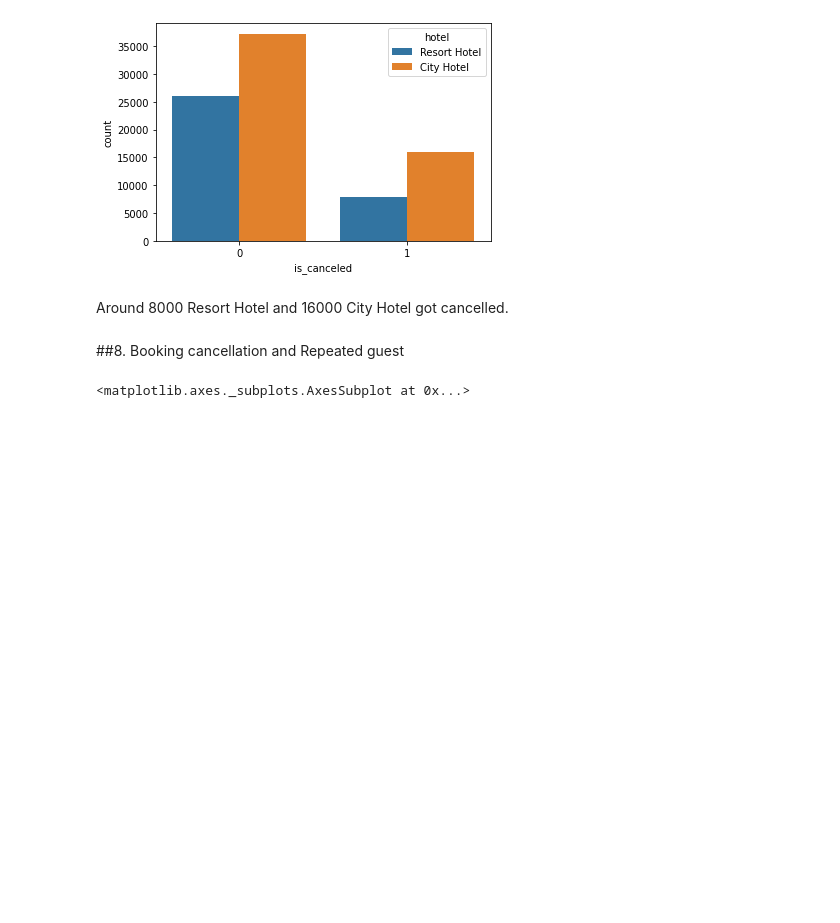
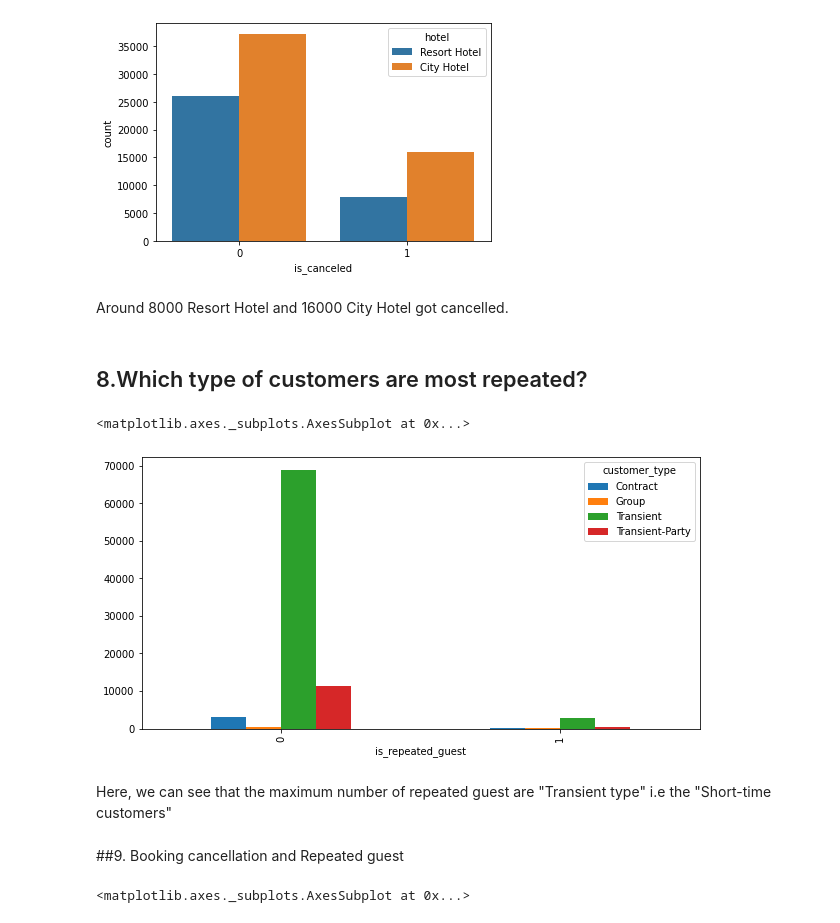
Before and after one commit to bindukovvada/Data-Science, a Jupyter notebook: Team_Hotel_Booking_Analysis_Capstone_Project.ipynb, the cells around one changed output. Drawn from its saved outputs; the diff is of its cells as text; code cells hidden in the pictures; blank space fills up the shorter version.

```diff
--- a/Team_Hotel_Booking_Analysis_Capstone_Project.ipynb
+++ b/Team_Hotel_Booking_Analysis_Capstone_Project.ipynb
@@ -330,8 +371,18 @@ sns.countplot(x = 'is_canceled', hue='hotel', data=data)
 [figure]
 # %% [markdown]
 Around 8000 Resort Hotel and 16000 City Hotel got cancelled.
+# %% [markdown]
+## 8.Which type of customers are most repeated?
+# %%
+repeted_guests=data.groupby(['is_repeated_guest','customer_type']).size().unstack()
+repeted_guests.plot(kind='bar',figsize=(10,5))
+# %% [output]
+<matplotlib.axes._subplots.AxesSubplot at 0x...>
+[figure, added]
+# %% [markdown]
+Here, we can see that the maximum number of repeated guest are "Transient type" i.e the "Short-time customers"
 # %% [markdown]
-##8. Booking cancellation and Repeated guest
+##9. Booking cancellation and Repeated guest
 # %%
 data1=data.groupby(['is_canceled','is_repeated_guest']).size()
 data1.plot(kind='bar')
```
Also changed, not shown: parts of 45 cells of this notebook.
